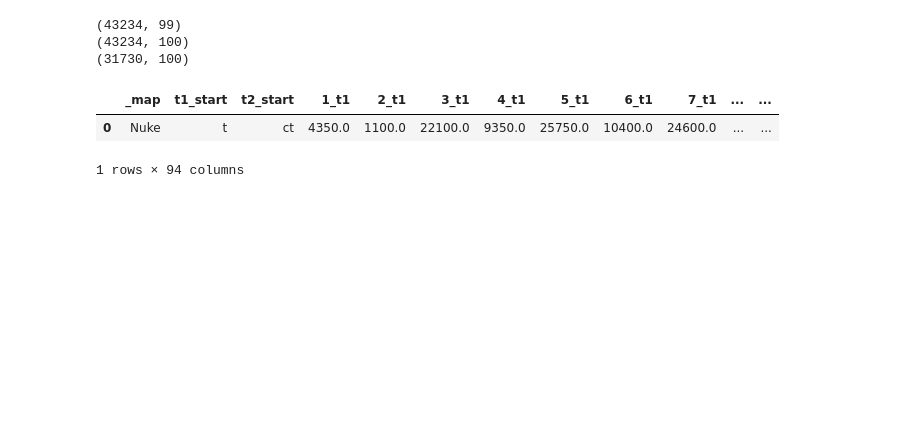
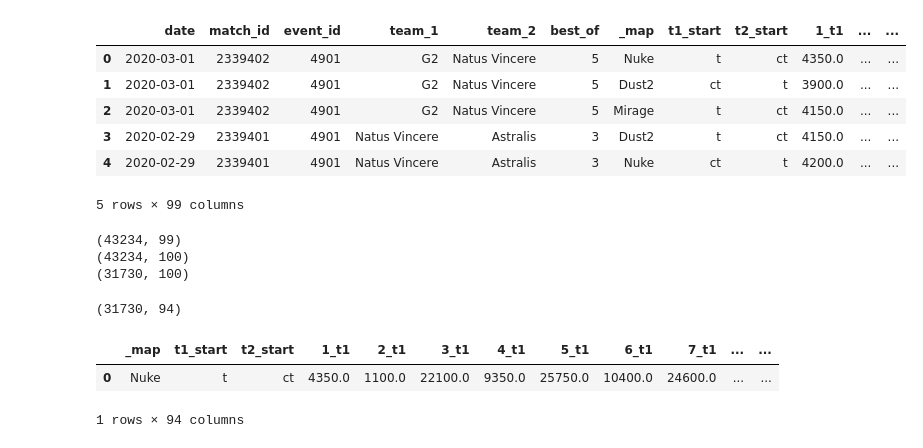
Before and after one commit to BulgarelliM/TrabalhoIC, a Jupyter notebook: pre-processamento_economy.ipynb, the cells around one changed output. Cells and saved outputs as stored; diff of their text form; code cells hidden in the pictures; blank space fills up the shorter version.

```diff
--- a/pre-processamento_economy.ipynb
+++ b/pre-processamento_economy.ipynb
@@ -16,6 +16,16 @@ data2 = data.copy()
 
 filepath = os.sep.join(data_path + ['results.csv'])
 results = pd.read_csv(filepath, sep=',')
+# %%
+data2.head(5)
+# %% [output]
+|  | date | match_id | event_id | team_1 | team_2 | best_of | _map | t1_start | t2_start | 1_t1 | ... | ... |
+| 0 | 2020-03-01 | 2339402 | 4901 | G2 | Natus Vincere | 5 | Nuke | t | ct | 4350.0 | ... | ... |
+| 1 | 2020-03-01 | 2339402 | 4901 | G2 | Natus Vincere | 5 | Dust2 | ct | t | 3900.0 | ... | ... |
+| 2 | 2020-03-01 | 2339402 | 4901 | G2 | Natus Vincere | 5 | Mirage | t | ct | 4150.0 | ... | ... |
+| 3 | 2020-02-29 | 2339401 | 4901 | Natus Vincere | Astralis | 3 | Dust2 | t | ct | 4150.0 | ... | ... |
+| 4 | 2020-02-29 | 2339401 | 4901 | Natus Vincere | Astralis | 3 | Nuke | ct | t | 4200.0 | ... | ... |
+5 rows × 99 columns
 # %%
 def search_match_winer(match_id):
     row = results.loc[results['match_id'] == match_id]
@@ -51,6 +61,9 @@ data = data.drop(['event_id'], axis=1)
 data = data.drop(['best_of'], axis=1)
 data = data.drop(['team_1'], axis=1)
 data = data.drop(['team_2'], axis=1)
+print(data.shape)
+# %% [output]
+(31730, 94)
 # %%
 data = data.replace(np.nan,0)
 data.head(1)
```
Also changed, not shown: parts of 4 cells of this notebook, 1 other file.
